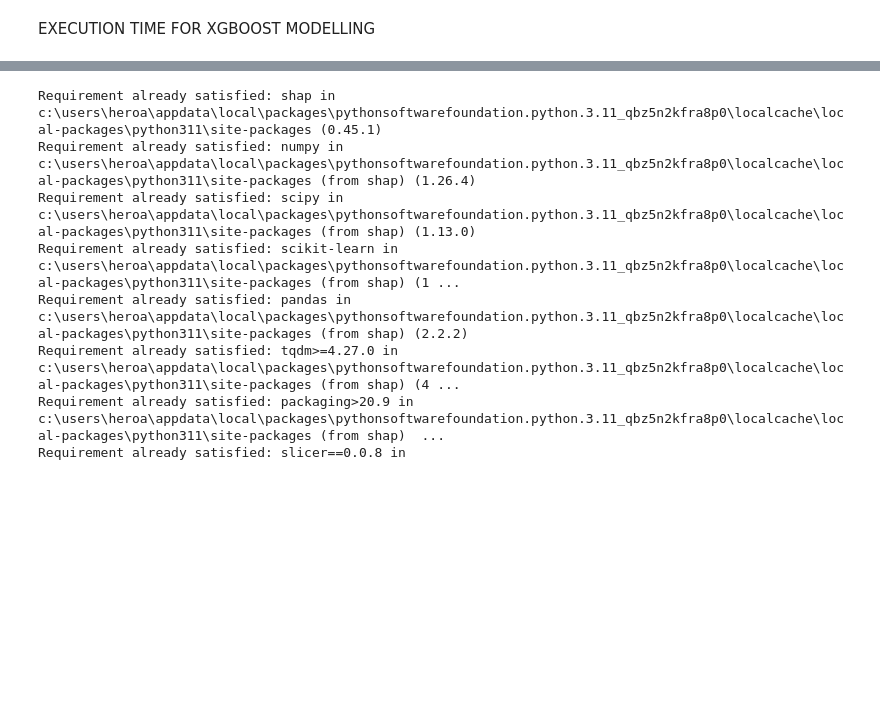
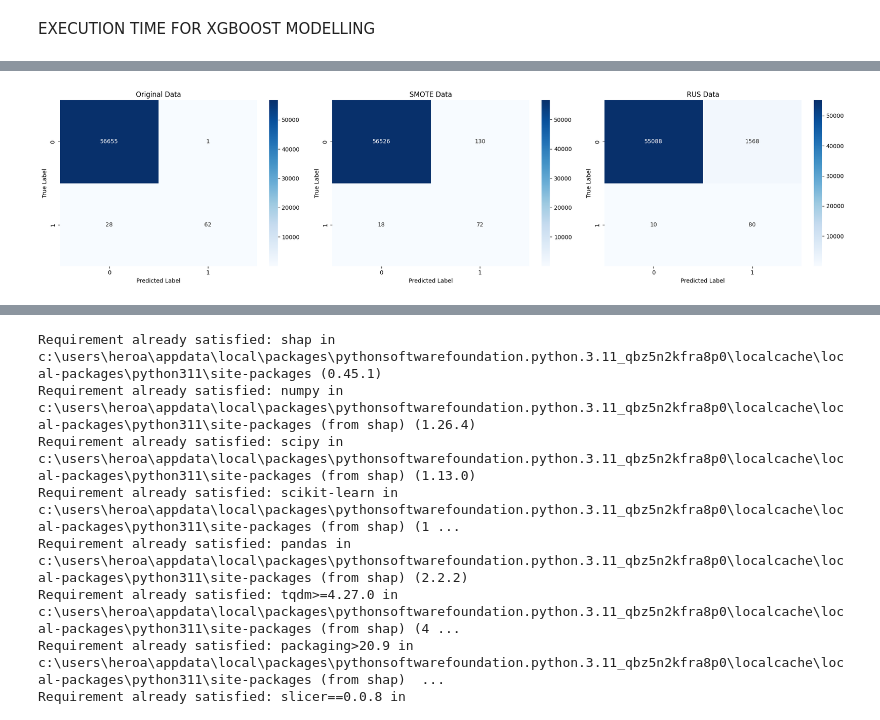
Before and after one commit to hanimsofiah/CreditCardFraudDetection, a Jupyter notebook: development/xgboost/XGBOOST_SHAP.ipynb, the cells around one changed output, grey strips where cells are left out. Saved outputs shown, nothing was run; the diff lists cells and outputs as text; code cells hidden in the pictures; blank space fills up the shorter version.

```diff
--- a/development/xgboost/XGBOOST_SHAP.ipynb
+++ b/development/xgboost/XGBOOST_SHAP.ipynb
@@ -447,20 +447,3 @@ weighted avg       1.00      1.00      1.00     56746
 -Accuracy measures the overall correctness of the model's predictions. In this case, the accuracy is high at 1.00, but it may not be the most informative metric due to the class imbalance (vast majority of transactions are genuine).
 
 Overall, the model performs very well in identifying genuine transactions (class 0) with high precision and recall. However, it struggles to correctly identify fraudulent transactions (class 1) with lower recall, indicating room for improvement, particularly in detecting fraud.
-# %%
-from sklearn.metrics import confusion_matrix
-import seaborn as sns
-import matplotlib.pyplot as plt
-
-# Define function to plot confusion matrix
-def plot_confusion_matrix(cm, title):
-    plt.figure(figsize=(8, 6))
-    sns.heatmap(cm, annot=True, cmap='Blues', fmt='g')
-    plt.xlabel('Predicted Label')
-    plt.ylabel('True Label')
-    plt.title(title)
-    plt.show()
-
-# Original Data
-cm_original = confusion_matrix(y_test, y_pred_binary)
-plot_confusion_matrix(cm_original, title='Confusion Matrix - Original Data')
@@ -594,0 +658,32 @@ Execution Time: 4.157965421676636 seconds
+# %%
+from sklearn.metrics import confusion_matrix
+import seaborn as sns
+import matplotlib.pyplot as plt
+
+# Define function to plot confusion matrix
+def plot_confusion_matrix(ax, cm, title):
+    sns.heatmap(cm, annot=True, cmap='Blues', fmt='g', ax=ax)
+    ax.set_xlabel('Predicted Label')
+    ax.set_ylabel('True Label')
+    ax.set_title(title)
+
+# Original Data
+cm_original = confusion_matrix(y_test, y_pred_binary)
+
+# SMOTE Data
+cm_smote = confusion_matrix(y_test, y_pred_smote_binary)
+
+# RUS Data
+cm_rus = confusion_matrix(y_test, y_pred_rus_binary)
+
+# Plotting
+fig, axes = plt.subplots(1, 3, figsize=(20, 5))  # One row, three columns
+
+plot_confusion_matrix(axes[0], cm_original, title='Original Data')
+plot_confusion_matrix(axes[1], cm_smote, title='SMOTE Data')
+plot_confusion_matrix(axes[2], cm_rus, title='RUS Data')
+
+plt.tight_layout()  # Adjust layout to prevent overlap
+plt.show()
+# %% [output]
+[figure, added]
```
Also changed, not shown: parts of 20 cells of this notebook.
